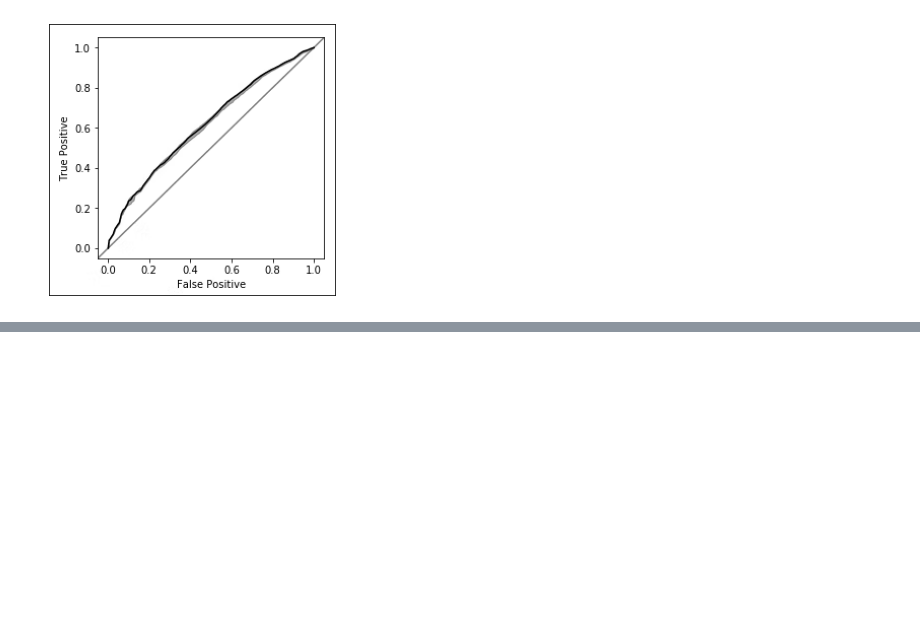
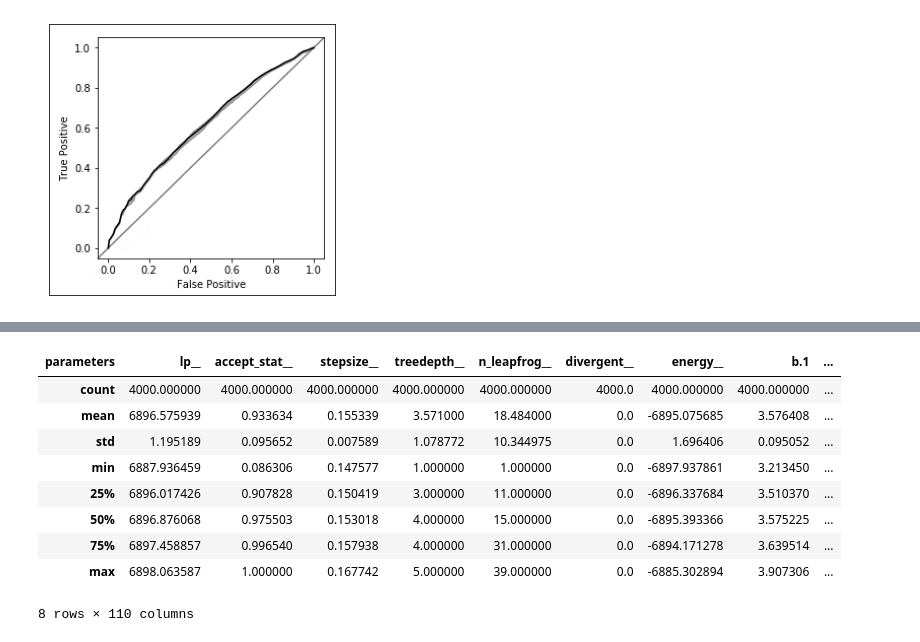
Before and after one commit to obata01/for-learning, a Jupyter notebook: src/chapter-05/pystan.ipynb, the cells around one changed output, grey strips where cells are left out. Cells and saved outputs as stored; diff of their text form; code cells hidden in the pictures; blank space fills up the shorter version.

```diff
--- a/src/chapter-05/pystan.ipynb
+++ b/src/chapter-05/pystan.ipynb
@@ -504,0 +623,13 @@ img_show("./data/5-3-7_3.png")
+# %%
+fit.to_frame().describe()
+# %% [output]
+| parameters | lp__ | accept_stat__ | stepsize__ | treedepth__ | n_leapfrog__ | divergent__ | energy__ | b.1 | ... |
+| count | 4000.000000 | 4000.000000 | 4000.000000 | 4000.000000 | 4000.000000 | 4000.0 | 4000.000000 | 4000.000000 | ... |
+| mean | 6896.575939 | 0.933634 | 0.155339 | 3.571000 | 18.484000 | 0.0 | -6895.075685 | 3.576408 | ... |
+| std | 1.195189 | 0.095652 | 0.007589 | 1.078772 | 10.344975 | 0.0 | 1.696406 | 0.095052 | ... |
+| min | 6887.936459 | 0.086306 | 0.147577 | 1.000000 | 1.000000 | 0.0 | -6897.937861 | 3.213450 | ... |
+| 25% | 6896.017426 | 0.907828 | 0.150419 | 3.000000 | 11.000000 | 0.0 | -6896.337684 | 3.510370 | ... |
+| 50% | 6896.876068 | 0.975503 | 0.153018 | 4.000000 | 15.000000 | 0.0 | -6895.393366 | 3.575225 | ... |
+| 75% | 6897.458857 | 0.996540 | 0.157938 | 4.000000 | 31.000000 | 0.0 | -6894.171278 | 3.639514 | ... |
+| max | 6898.063587 | 1.000000 | 0.167742 | 5.000000 | 39.000000 | 0.0 | -6885.302894 | 3.907306 | ... |
+8 rows × 110 columns
```
Also changed, not shown: parts of 12 cells of this notebook.
